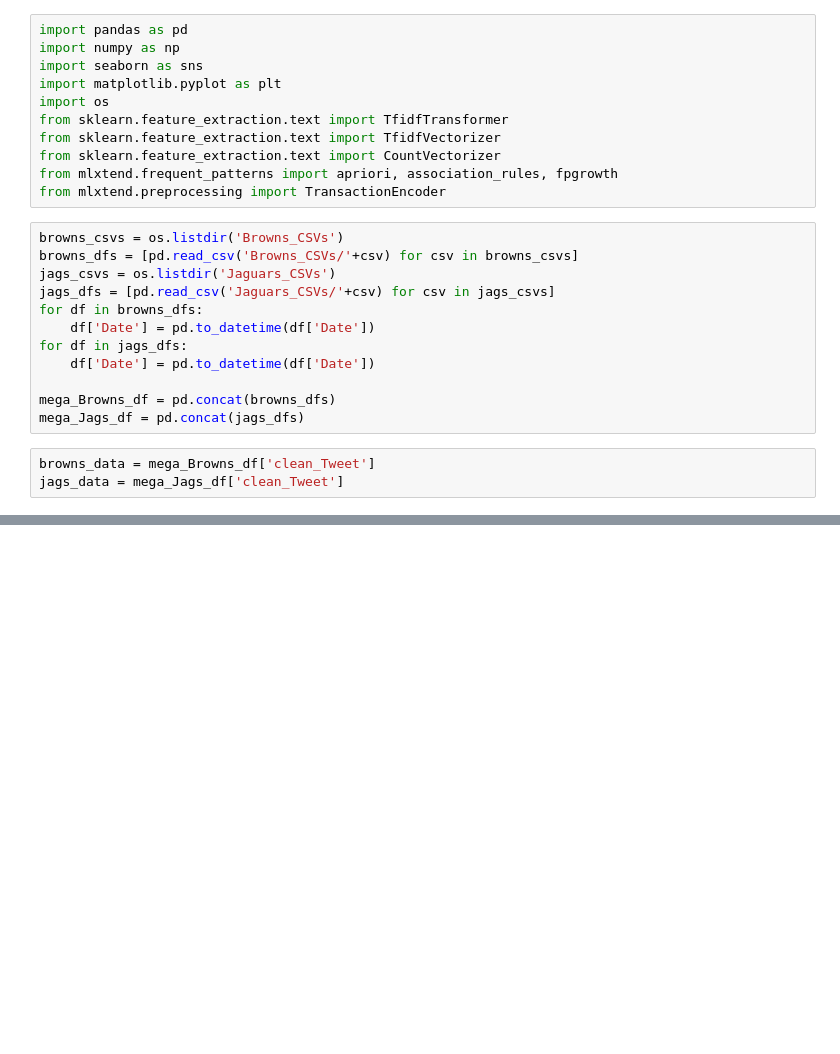
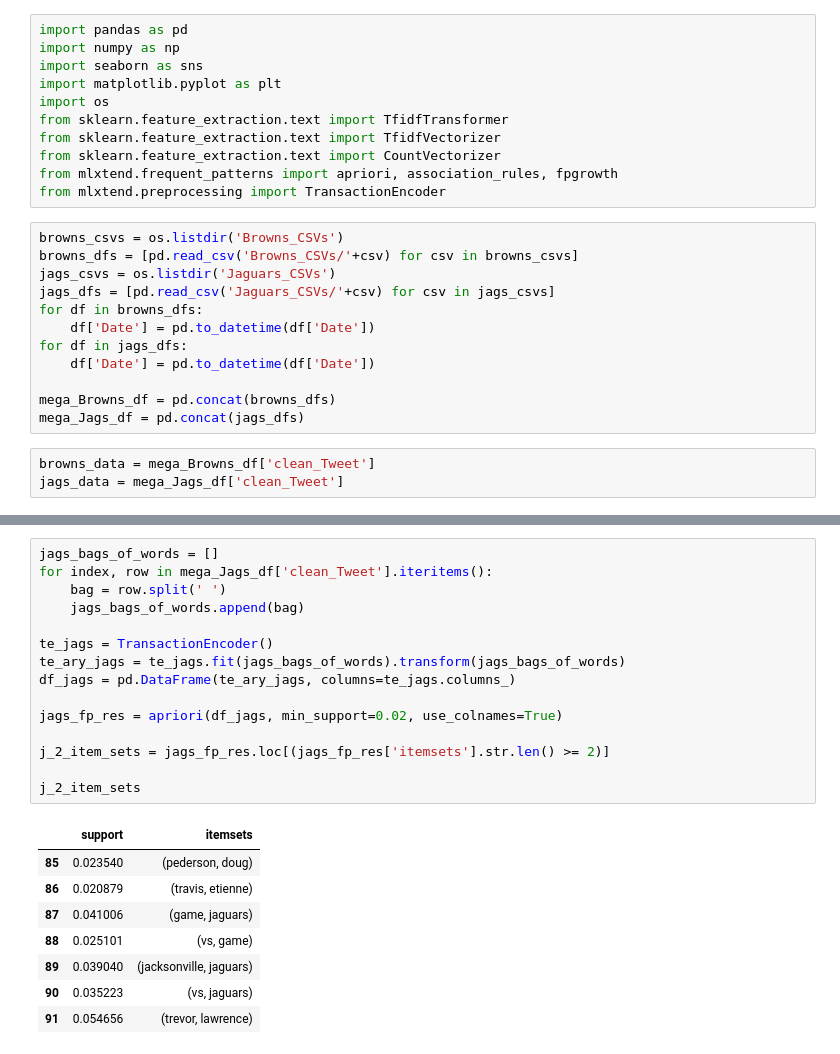
Before and after one commit to CAGeorge0418/CSCI4502_Project, a Jupyter notebook: Browns_Jags_Text_Vect.ipynb, the cells around one changed output, grey strips where cells are left out. Cells and saved outputs as stored; diff of their text form; blank space fills up the shorter version.

```diff
--- a/Browns_Jags_Text_Vect.ipynb
+++ b/Browns_Jags_Text_Vect.ipynb
@@ -47,0 +48,24 @@ b_2_item_sets
+# %%
+jags_bags_of_words = []
+for index, row in mega_Jags_df['clean_Tweet'].iteritems():
+    bag = row.split(' ')
+    jags_bags_of_words.append(bag)
+
+te_jags = TransactionEncoder()
+te_ary_jags = te_jags.fit(jags_bags_of_words).transform(jags_bags_of_words)
+df_jags = pd.DataFrame(te_ary_jags, columns=te_jags.columns_)
+
+jags_fp_res = apriori(df_jags, min_support=0.02, use_colnames=True)
+
+j_2_item_sets = jags_fp_res.loc[(jags_fp_res['itemsets'].str.len() >= 2)]
+
+j_2_item_sets
+# %% [output]
+|  | support | itemsets |
+| 85 | 0.023540 | (pederson, doug) |
+| 86 | 0.020879 | (travis, etienne) |
+| 87 | 0.041006 | (game, jaguars) |
+| 88 | 0.025101 | (vs, game) |
+| 89 | 0.039040 | (jacksonville, jaguars) |
+| 90 | 0.035223 | (vs, jaguars) |
+| 91 | 0.054656 | (trevor, lawrence) |
```
Also changed, not shown: parts of 5 cells of this notebook, 3 other files.
